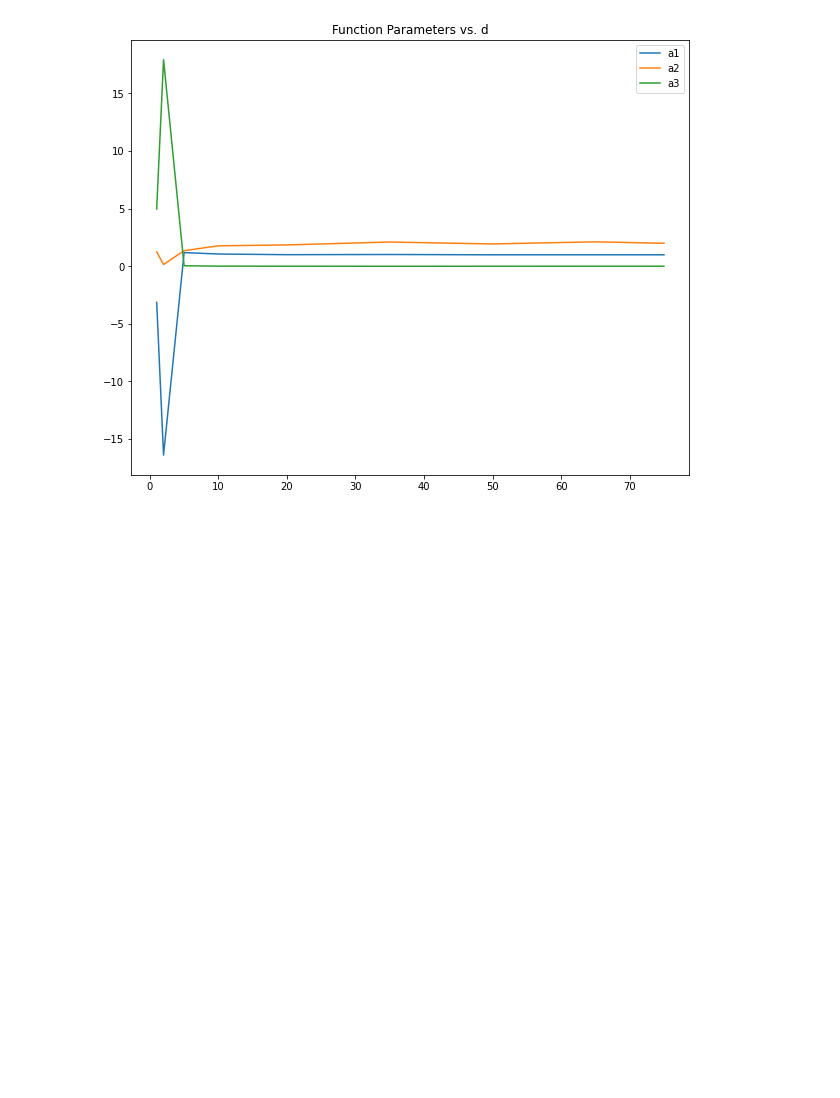
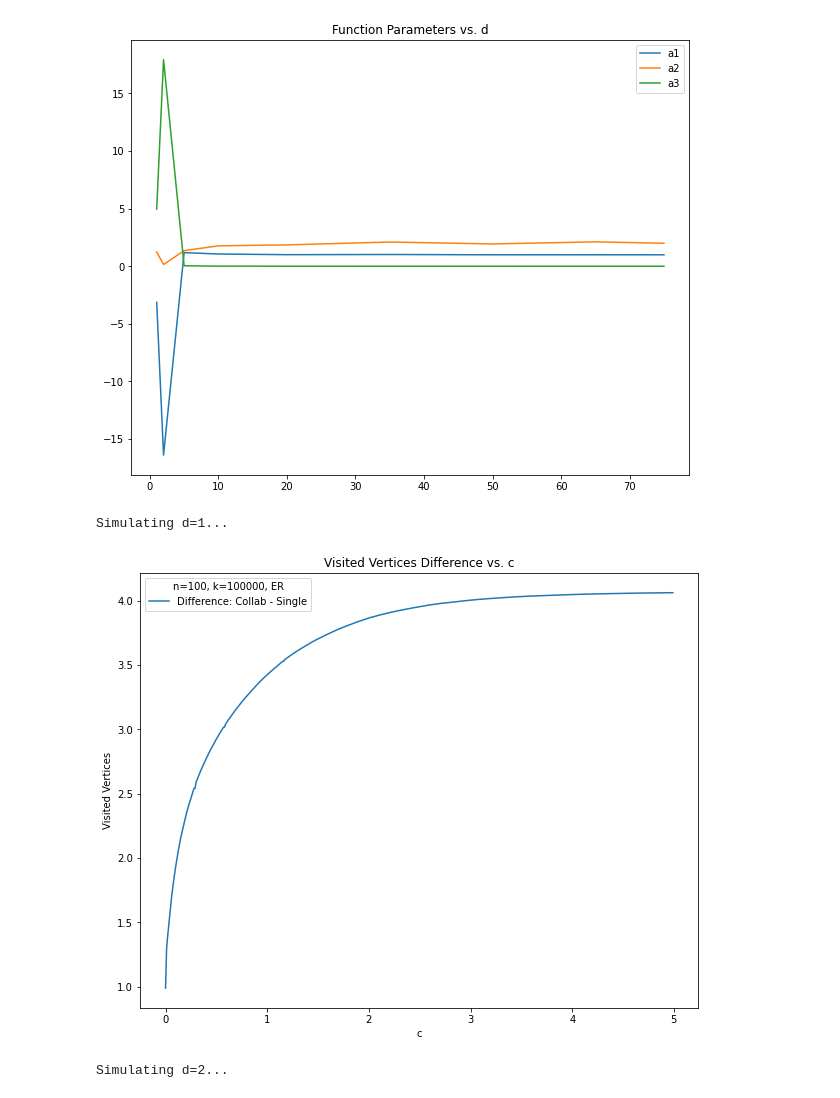
Before and after one commit to andrew-yin/rw-on-rg, a Jupyter notebook: notebooks/collab-4-22.ipynb, the cells around one changed output. Saved outputs shown, nothing was run; the diff lists cells and outputs as text; code cells hidden in the pictures; blank space fills up the shorter version.

```diff
--- a/notebooks/collab-4-22.ipynb
+++ b/notebooks/collab-4-22.ipynb
@@ -122,3 +122,42 @@ plt.legend()
 plt.show()
 # %% [output]
 [figure]
+# %%
+n = 100
+graph = Graph.get_er_random_graph(n, 1/n)
+t = c*n
+print("Simulating d=1...", end="")
+collab_covered_avg, single_covered_avg = simulate_rw_collab_vs_single(
+    graph=graph,
+    collab_num=2,
+    k=k,
+    collab_steps_per_iter=t)
+
+diff = collab_covered_avg - np.array([single_covered_avg[2*i] for i in range(c*n+1)])
+scaled_diff = np.array([diff[int(i*n)] for i in cs])
+# %% [output]
+Simulating d=1...
+# %%
+plt.plot(cs, scaled_diff, label='Difference: Collab - Single')
+plt.title("Visited Vertices Difference vs. c")
+plt.xlabel("c")
+plt.ylabel("Visited Vertices")
+plt.legend(title=f"n={n}, k={k}, ER")
+plt.show()
+# %% [output]
+[figure, added]
+# %%
+n = 100
+graph = Graph.get_er_random_graph(n, 2/n)
+t = c*n
+print("Simulating d=2...", end="")
+collab_covered_avg, single_covered_avg = simulate_rw_collab_vs_single(
+    graph=graph,
+    collab_num=2,
+    k=k,
+    collab_steps_per_iter=t)
+
+diff = collab_covered_avg - np.array([single_covered_avg[2*i] for i in range(c*n+1)])
+scaled_diff = np.array([diff[int(i*n)] for i in cs])
+# %% [output]
+Simulating d=2...
```
Also changed, not shown: parts of 1 cell of this notebook.
